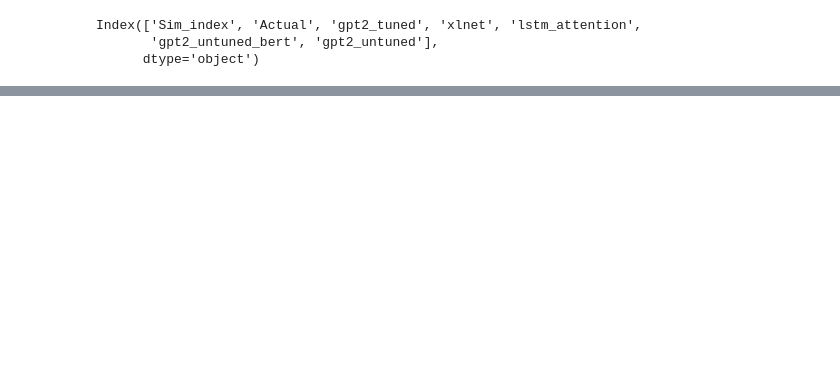
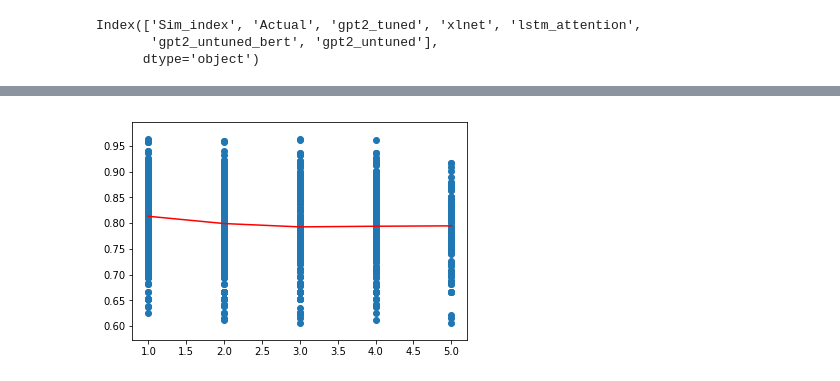
Before and after one commit to tyu0912/GPT2_XLNet_Comparison, a Jupyter notebook: post-model-check/compare_metrics_against_human_eval.ipynb, the cells around one changed output, grey strips where cells are left out. Saved outputs shown, nothing was run; the diff lists cells and outputs as text; code cells hidden in the pictures; blank space fills up the shorter version.

```diff
--- a/post-model-check/compare_metrics_against_human_eval.ipynb
+++ b/post-model-check/compare_metrics_against_human_eval.ipynb
@@ -171,2 +173,8 @@ plt.show()
+# %%
+plt.scatter(merge_df_all['human_eval'], merge_df_all['rouge_n'])
+plt.plot(avg_by_human_eval_df.index, avg_by_human_eval_df['rouge_n'], '-r')
+plt.show()
+# %% [output]
+[figure, added]
 # %%
 plt.scatter(merge_df_all['human_eval'], merge_df_all['rouge_l'])
```
Also changed, not shown: parts of 16 cells of this notebook, 5 other files.
